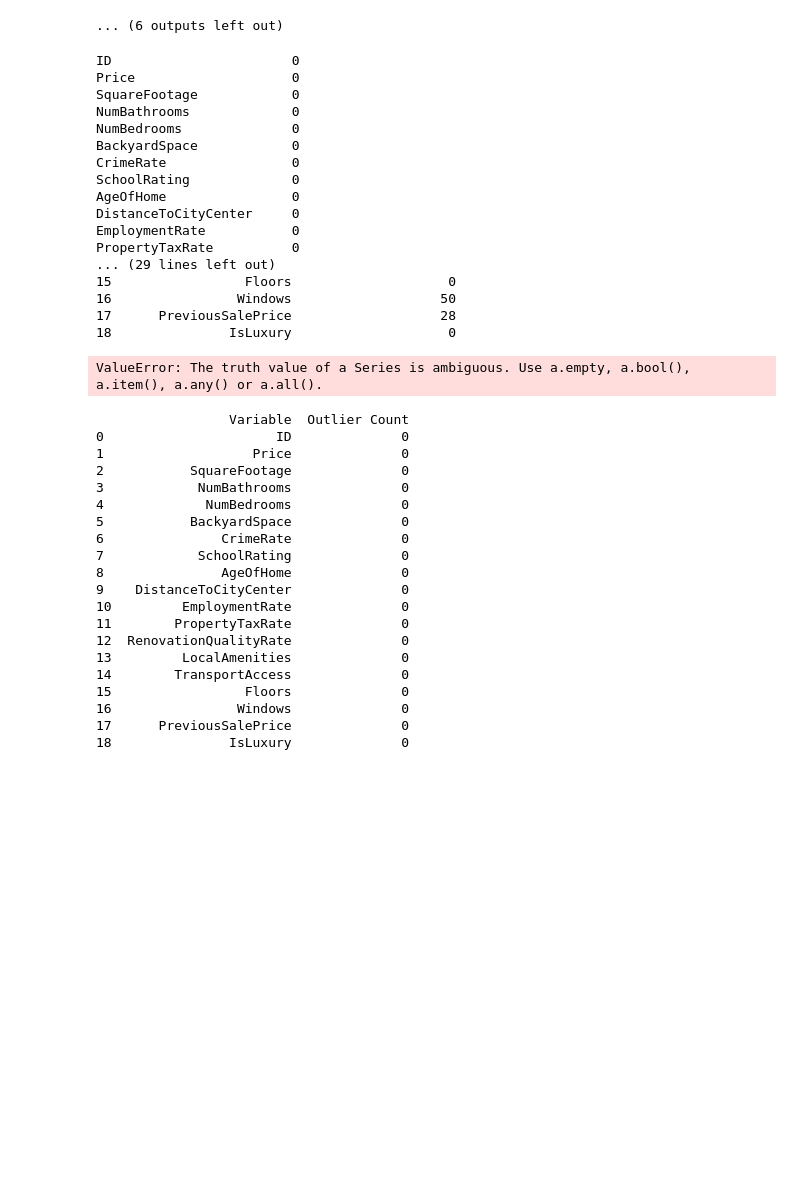
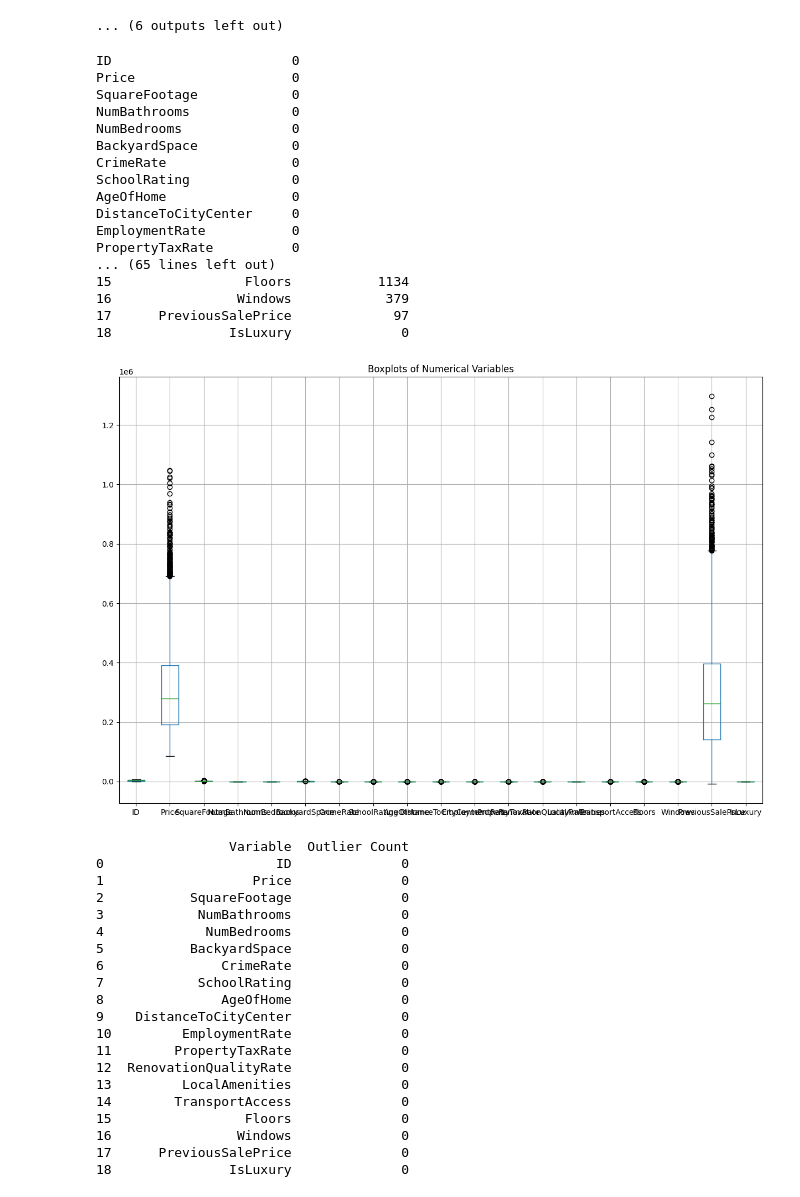
Before and after one commit to JadeFerguson/UGN2-Task1, a Jupyter notebook: UGN2 Task1.ipynb, the cells around one changed output. Cells and saved outputs as stored; diff of their text form; code cells hidden in the pictures; blank space fills up the shorter version.

```diff
--- a/UGN2 Task1.ipynb
+++ b/UGN2 Task1.ipynb
@@ -388,15 +388,16 @@ print("\nInvalid Values Summary:")
 print(invalid_values_summary)
 
 # check for invalid values
-df[df['Price'] <= 0]
-df[df['ID'] <= 0]
+df[df['Windows'] <= 0]
+df[df['PreviousSalePrice'] <= 0]
+
 
 # remove invalid values
-df = df[df['Price'] > 0 & df['ID'] > 0]
+df = df[(df['Windows'] > 0) & (df['PreviousSalePrice'] > 0)]
 
 # Verify that the invalid values have been removed
-print(df[df['Price'] <= 0])
-print(df[df['ID'] <= 0])
+print(df[df['Windows'] <= 0])
+print(df[df['PreviousSalePrice'] <= 0])
 
 # Mitigating outliers
 numerical_cols = df.select_dtypes(include=[np.number]).columns
@@ -408,39 +409,39 @@ for col in numerical_cols:
     Q1 = df[col].quantile(0.25)
     Q3 = df[col].quantile(0.75)
     IQR = Q3 - Q1
     lower_bound = Q1 - 1.5 * IQR
     upper_bound = Q3 + 1.5 * IQR
     outliers = df[(df[col] < lower_bound) | (df[col] > upper_bound)]
     outlier_summary.append({'Variable': col, 'Outlier Count': len(outliers)})
 outlier_summary= pd.DataFrame(outlier_summary)
 
 print(outlier_summary)
 
 # visualize outliers using boxplots
 plt.figure(figsize=(15, 10))
 df[numerical_cols].boxplot()
 plt.title('Boxplots of Numerical Variables')
 plt.tight_layout
 plt.show()
 # %% [output]
 ID                       0
 Price                    0
 SquareFootage            0
 NumBathrooms             0
 NumBedrooms              0
 BackyardSpace            0
 CrimeRate                0
 SchoolRating             0
 AgeOfHome                0
 DistanceToCityCenter     0
 EmploymentRate           0
 PropertyTaxRate          0
-... (29 lines left out)
-15                 Floors                    0
-16                Windows                   50
-17      PreviousSalePrice                   28
-18               IsLuxury                    0
+... (65 lines left out)
+15                 Floors           1134
+16                Windows            379
+17      PreviousSalePrice             97
+18               IsLuxury              0
-ValueError: The truth value of a Series is ambiguous. Use a.empty, a.bool(), a.item(), a.any() or a.all().
+[figure, added]
 # %%
 # There are outliers in several variables, but they may be valid data points (e.g., very expensive homes). Instead of removing them, we can winsorize the data to limit the influence of extreme values while retaining all observations.
 # This involves capping the values at a certain percentile (e.g., 1st and 99th percentiles) to reduce the impact of outliers without losing data.
```
Also changed, not shown: parts of 1 cell of this notebook.
